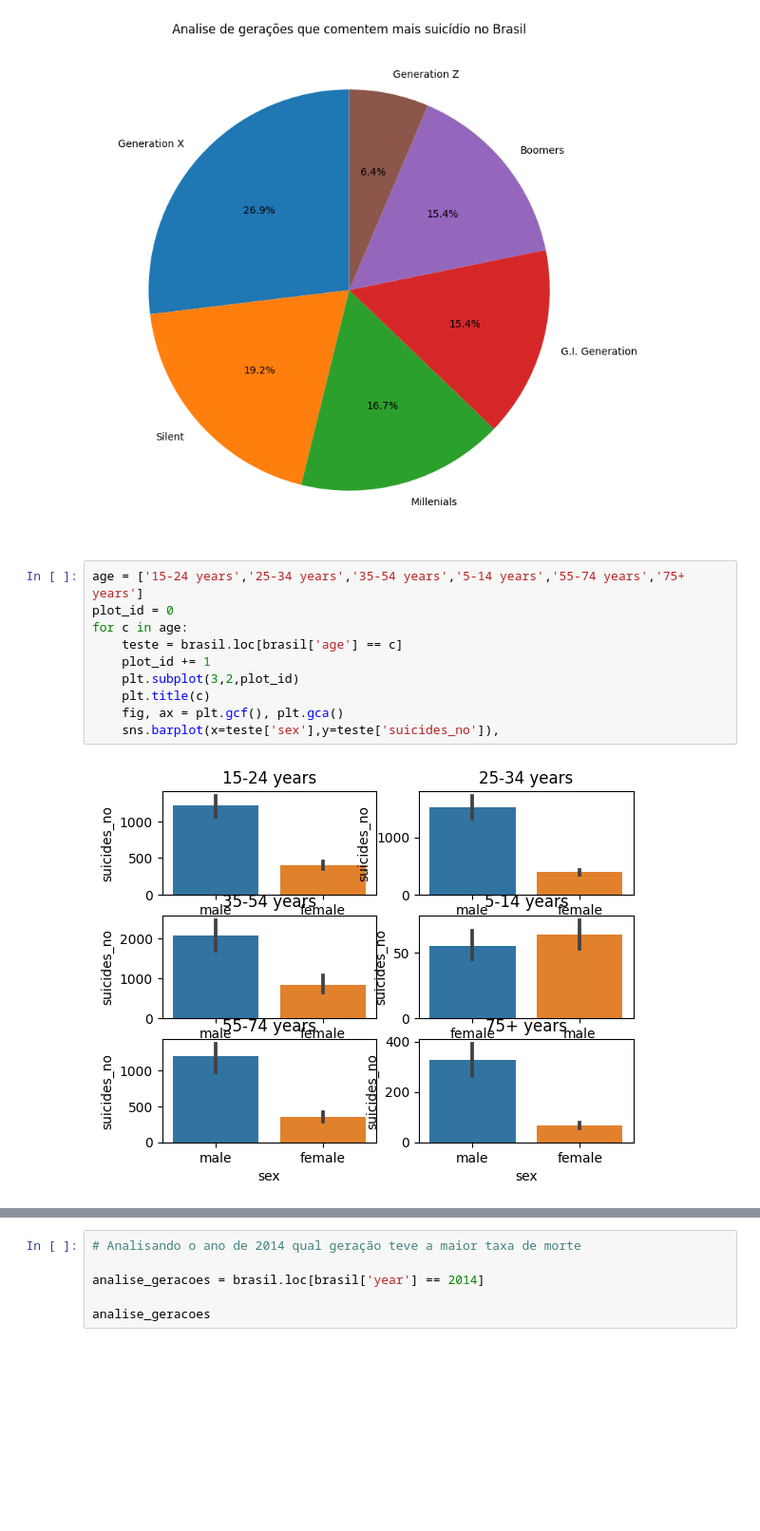
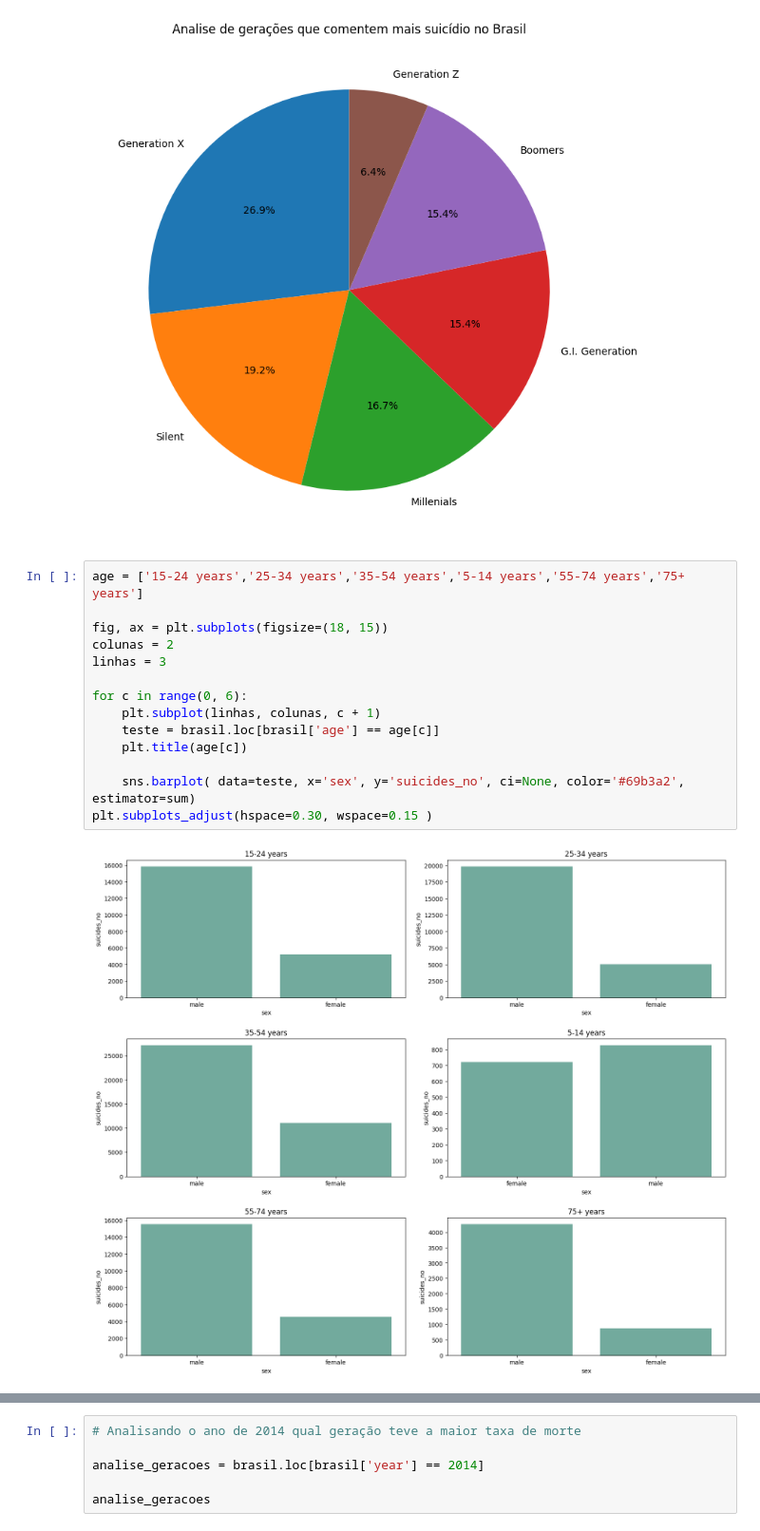
Before and after one commit to vitorhssouza/-Suicide-Rate-Project, a Jupyter notebook: taxa_suicidio.ipynb, the cells around one changed output, grey strips where cells are left out. Shown: that part at 95% size. Cells and saved outputs as stored; diff of their text form; blank space fills up the shorter version.

```diff
--- a/taxa_suicidio.ipynb
+++ b/taxa_suicidio.ipynb
@@ -323,13 +323,17 @@ plt.pie(
 [figure]
 # %%
 age = ['15-24 years','25-34 years','35-54 years','5-14 years','55-74 years','75+ years']
-plot_id = 0
-for c in age:
-    teste = brasil.loc[brasil['age'] == c]
-    plot_id += 1
-    plt.subplot(3,2,plot_id)
-    plt.title(c)
-    fig, ax = plt.gcf(), plt.gca()
-    sns.barplot(x=teste['sex'],y=teste['suicides_no']),
+
+fig, ax = plt.subplots(figsize=(18, 15))
+colunas = 2
+linhas = 3
+
+for c in range(0, 6):
+    plt.subplot(linhas, colunas, c + 1)
+    teste = brasil.loc[brasil['age'] == age[c]]
+    plt.title(age[c])
+
+    sns.barplot( data=teste, x='sex', y='suicides_no', ci=None, color='#69b3a2', estimator=sum)
+plt.subplots_adjust(hspace=0.30, wspace=0.15 )
 # %% [output]
-[figure, old version]
+[figure, new version]
```
Also changed, not shown: parts of 1 cell of this notebook.
